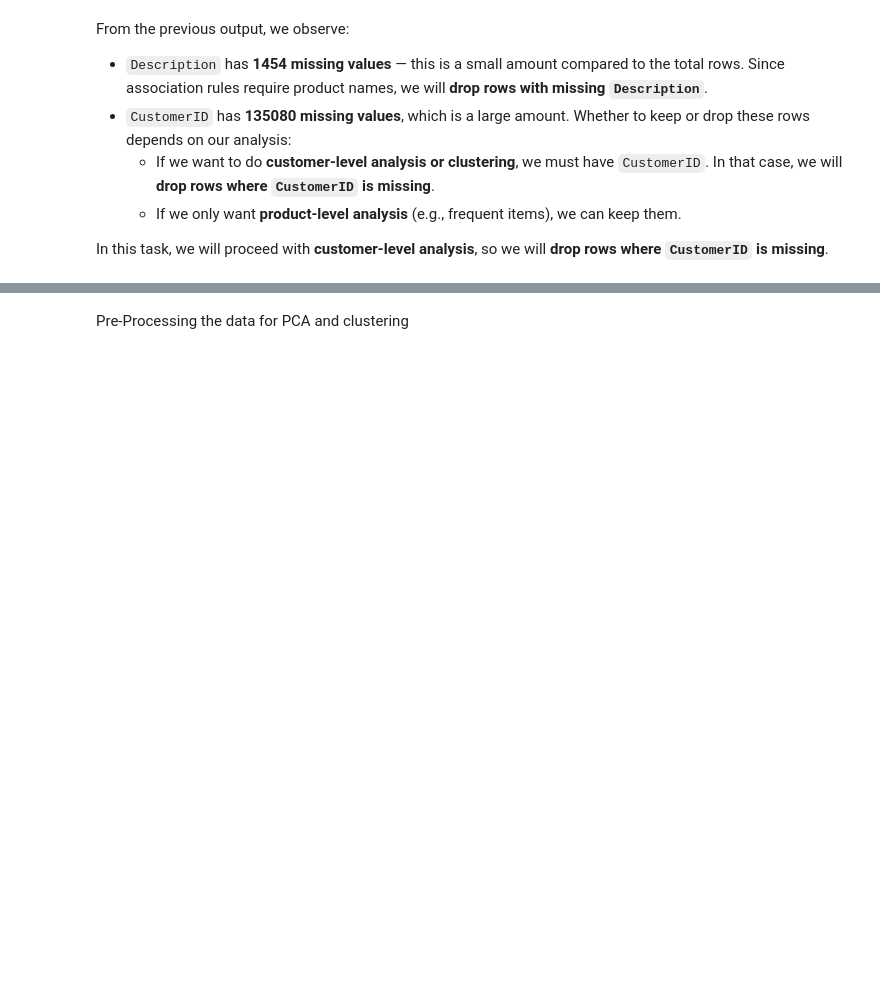
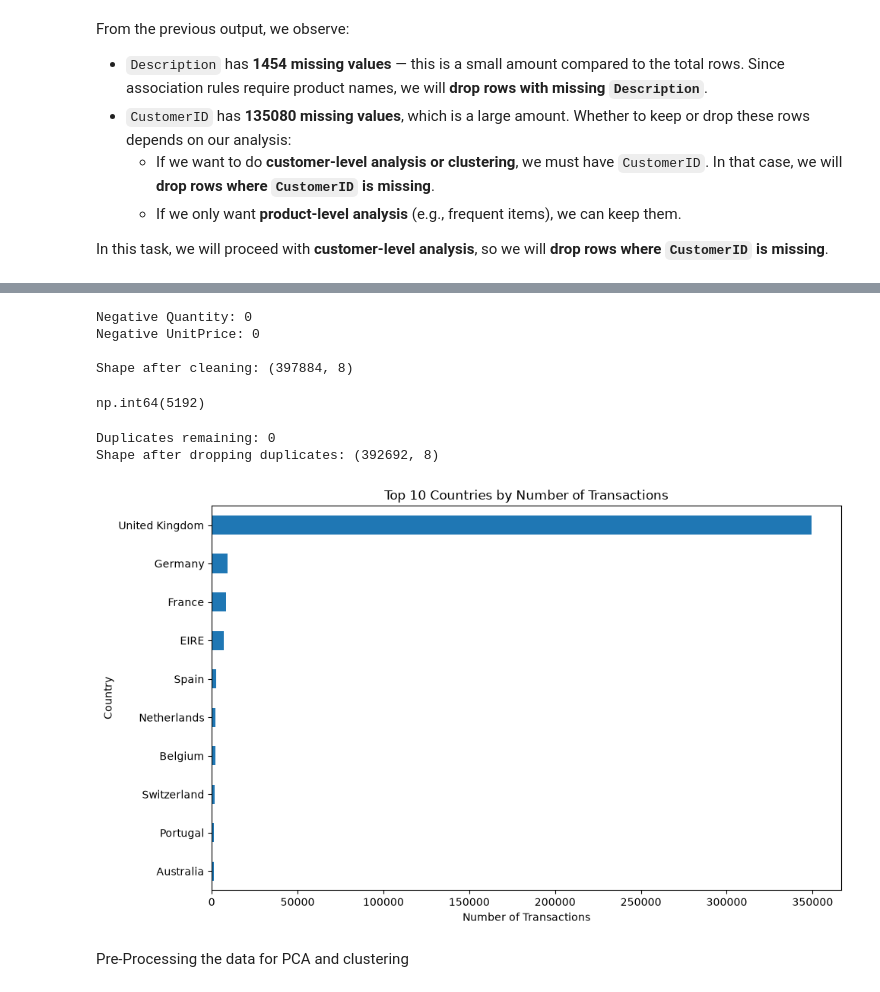
Before and after one commit to VenusCrazy/AryanM_LP_Synapse-26, a Jupyter notebook: Task 3/SynapseLP_Task3.ipynb, the cells around one changed output, grey strips where cells are left out. Cells and saved outputs as stored; diff of their text form; code cells hidden in the pictures; blank space fills up the shorter version.

```diff
--- a/Task 3/SynapseLP_Task3.ipynb
+++ b/Task 3/SynapseLP_Task3.ipynb
@@ -53,7 +51,7 @@ Mount the drive
 import pandas as pd
 
 # Load the dataset
-df = pd.read_csv("", encoding='latin1') #Add the path in the ""
+df = pd.read_csv('./Online Retail.csv', encoding='latin1') #Add the path in the ""
 # %% [markdown]
 Understanding the data
 # %%
@@ -77,5 +104,6 @@ From the previous output, we observe:
 In this task, we will proceed with **customer-level analysis**, so we will **drop rows where `CustomerID` is missing**.
 # %%
 #Drop the rows with missing\null values
-
+df = df.dropna(subset=['CustomerID', 'Description'])
+df.isnull().sum()
 #Re-check the shape and missing values
@@ -82,12 +120,23 @@ In this task, we will proceed with **customer-level analysis**, so we will **dro
 # %%
 # Remove rows with negative or zero Quantity
-
+df = df[df['Quantity'] > 0]
 # Remove rows with zero or negative UnitPrice
-
+df = df[df['UnitPrice'] > 0]
 # Remove cancelled invoices (those starting with 'C')
+df = df[~df['InvoiceNo'].astype(str).str.startswith('C')]
 # %%
 # Verify there are no negative values left
-
+print("Negative Quantity:", (df['Quantity'] <= 0).sum())
+print("Negative UnitPrice:", (df['UnitPrice'] <= 0).sum())
 # Quick summary after cleaning
+print("\nShape after cleaning:", df.shape)
+# %% [output]
+Negative Quantity: 0
+Negative UnitPrice: 0
+
+Shape after cleaning: (397884, 8)
 # %%
 # Check how many duplicate rows exist
+df.duplicated().sum()
+# %% [output]
+np.int64(5192)
@@ -98,6 +143,26 @@ In this task, we will proceed with **customer-level analysis**, so we will **dro
+# %%
+# Drop duplicate rows
+df = df.drop_duplicates()
+# Verify again
+print("Duplicates remaining:", df.duplicated().sum())
+print("Shape after dropping duplicates:", df.shape)
+# %% [output]
+Duplicates remaining: 0
+Shape after dropping duplicates: (392692, 8)
 # %%
 # Identify the top 10 countries with the highest number of transactions
 # Hint: Use a **horizontal bar chart** to visualize the results.
+top_countries = df['Country'].value_counts().head(10)
+
+plt.figure(figsize=(10, 6))
+top_countries.sort_values().plot(kind='barh')
+plt.xlabel('Number of Transactions')
+plt.ylabel('Country')
+plt.title('Top 10 Countries by Number of Transactions')
+plt.tight_layout()
+plt.show()
+# %% [output]
+[figure, added]
 # %% [markdown]
 Pre-Processing the data for PCA and clustering
 # %%
```
Also changed, not shown: parts of 24 cells of this notebook.
